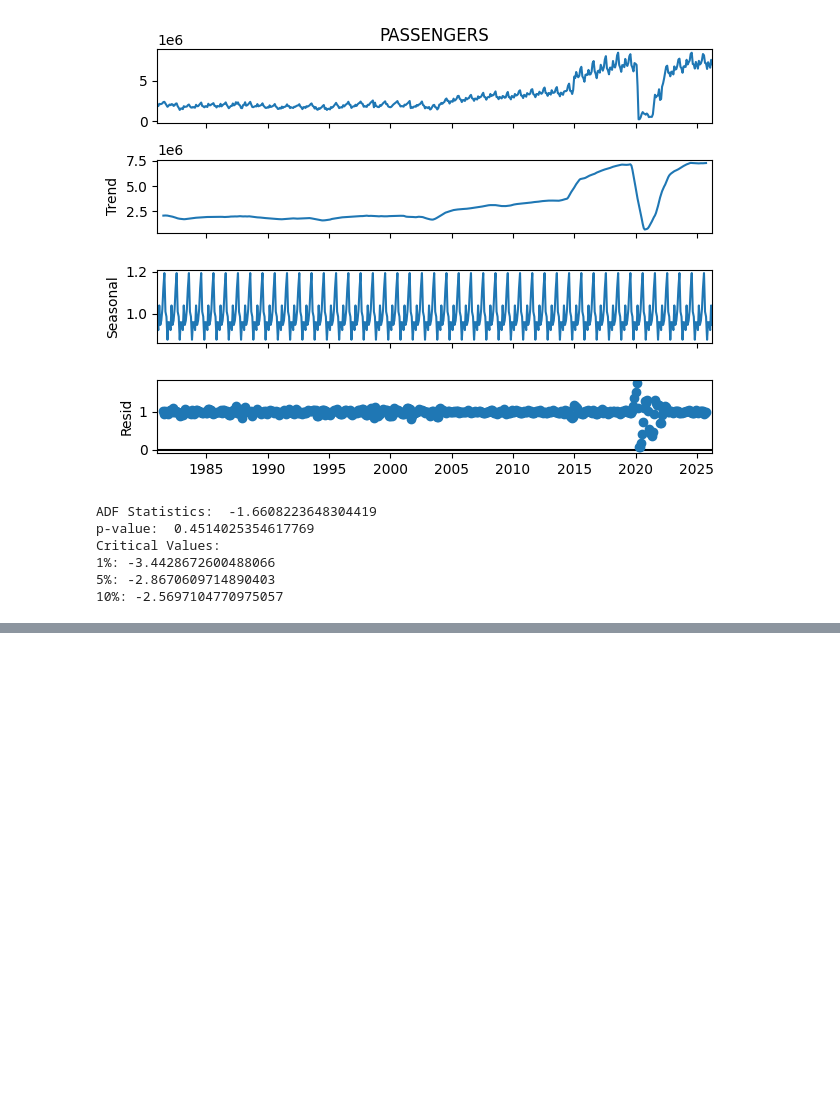
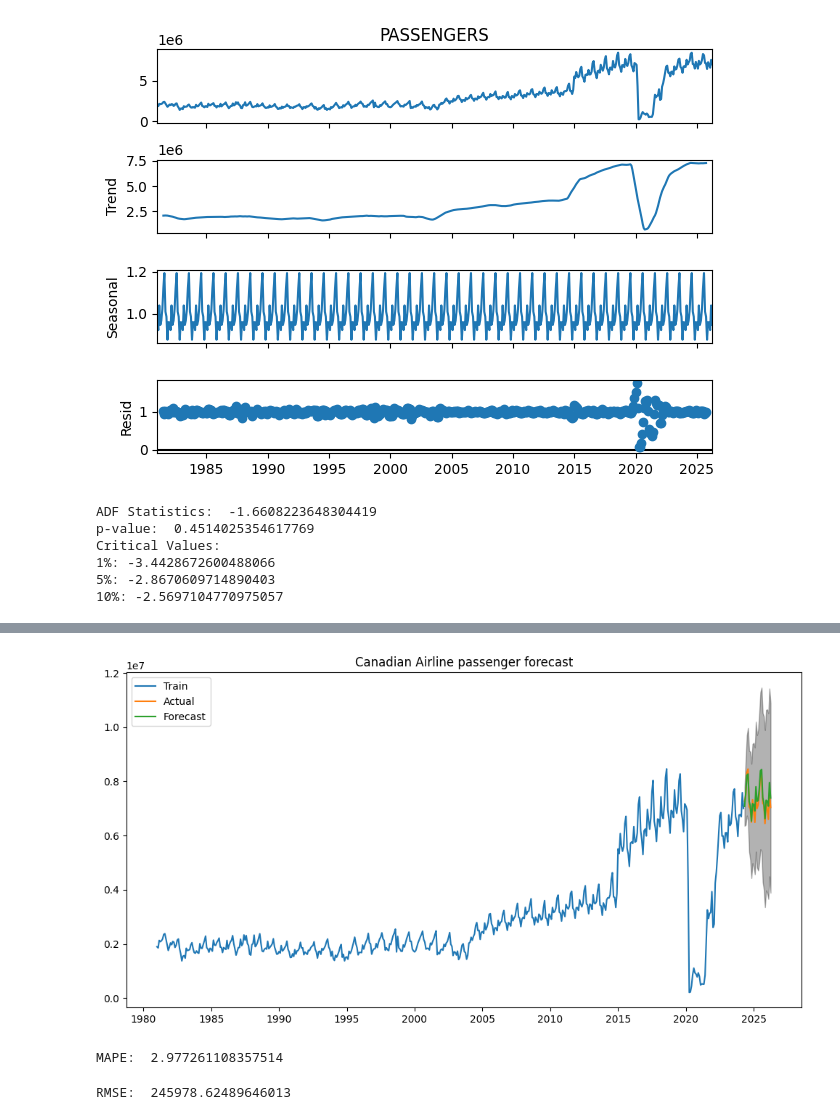
Before and after one commit to ajinikhil/air_passenger_forecasting, a Jupyter notebook: script/automated_forecasting.ipynb, the cells around one changed output, grey strips where cells are left out. Cells and saved outputs as stored; diff of their text form; code cells hidden in the pictures; blank space fills up the shorter version.

```diff
--- a/script/automated_forecasting.ipynb
+++ b/script/automated_forecasting.ipynb
@@ -241,0 +268,3 @@ Critical Values:
+# %%
+train = df.iloc[:-24]
+test = df.iloc[-24:]
@@ -241,0 +293,8 @@ Critical Values:
+# %%
+model = SARIMAX(
+    train["PASSENGERS"], order=(1, 0, 1),
+    seasonal_order=(1, 1, 0, 12)
+    )
+# %%
+model_fit = model.fit()
+print(model_fit.params)
@@ -241,0 +327,16 @@ Critical Values:
+# %%
+forecast = model_fit.get_forecast(steps=24)
+mean_forecast = forecast.predicted_mean
+conf_int = forecast.conf_int()
+# %%
+plt.figure(figsize=(12, 6))
+plt.plot(train.index, train["PASSENGERS"], label="Train")
+plt.plot(test.index, test["PASSENGERS"], label="Actual")
+plt.plot(mean_forecast.index, mean_forecast, label="Forecast")
+plt.fill_between(conf_int.index, conf_int.iloc[:,0], conf_int.iloc[:,1], color="black", alpha=0.3)
+
+plt.legend()
+plt.title("Canadian Airline passenger forecast")
+plt.show()
+# %% [output]
+[figure, added]
@@ -241,0 +347,4 @@ Critical Values:
+# %%
+print("MAPE: ", mape * 100)
+# %% [output]
+MAPE:  2.977261108357514
@@ -241,0 +356,4 @@ Critical Values:
+# %%
+print("RMSE: ", rmse)
+# %% [output]
+RMSE:  245978.62489646013
```
Also changed, not shown: parts of 21 cells of this notebook.
